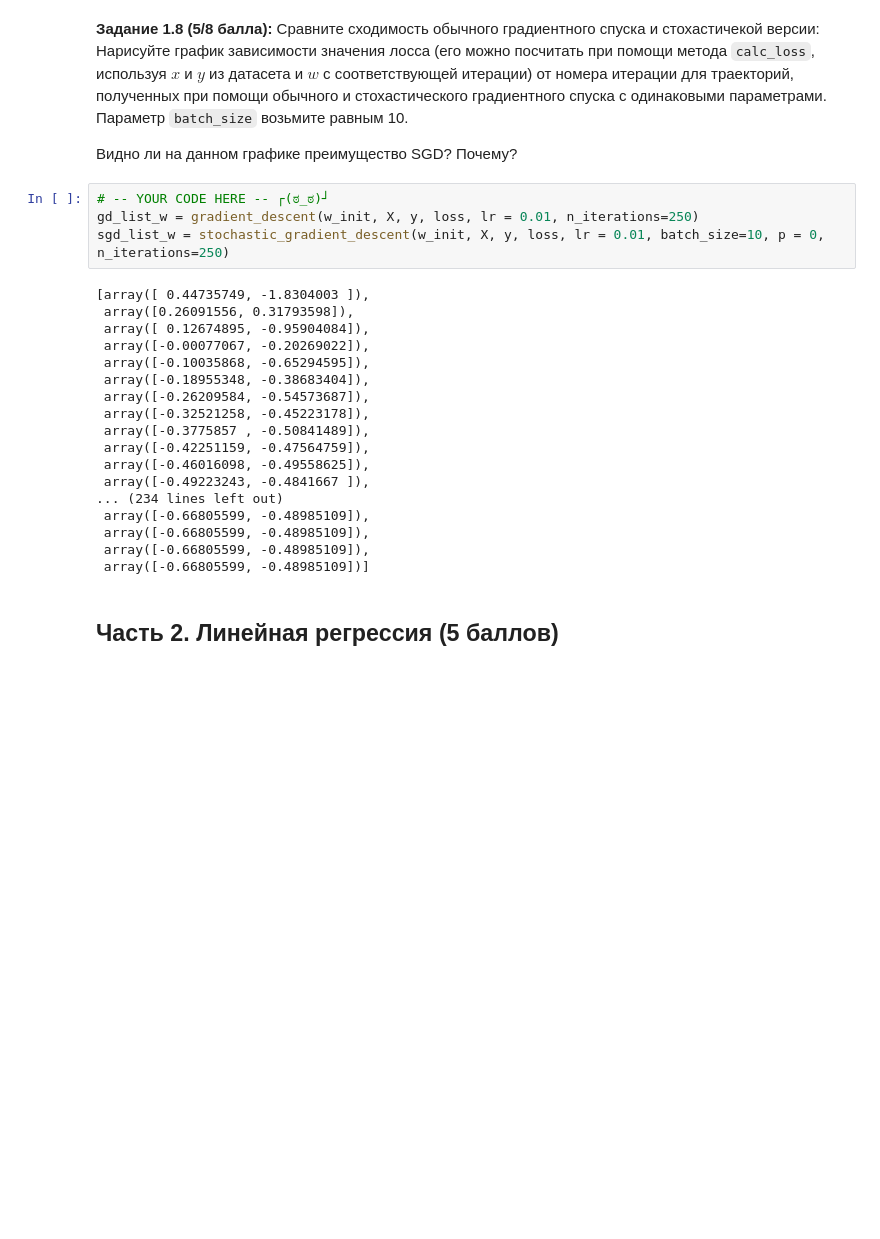
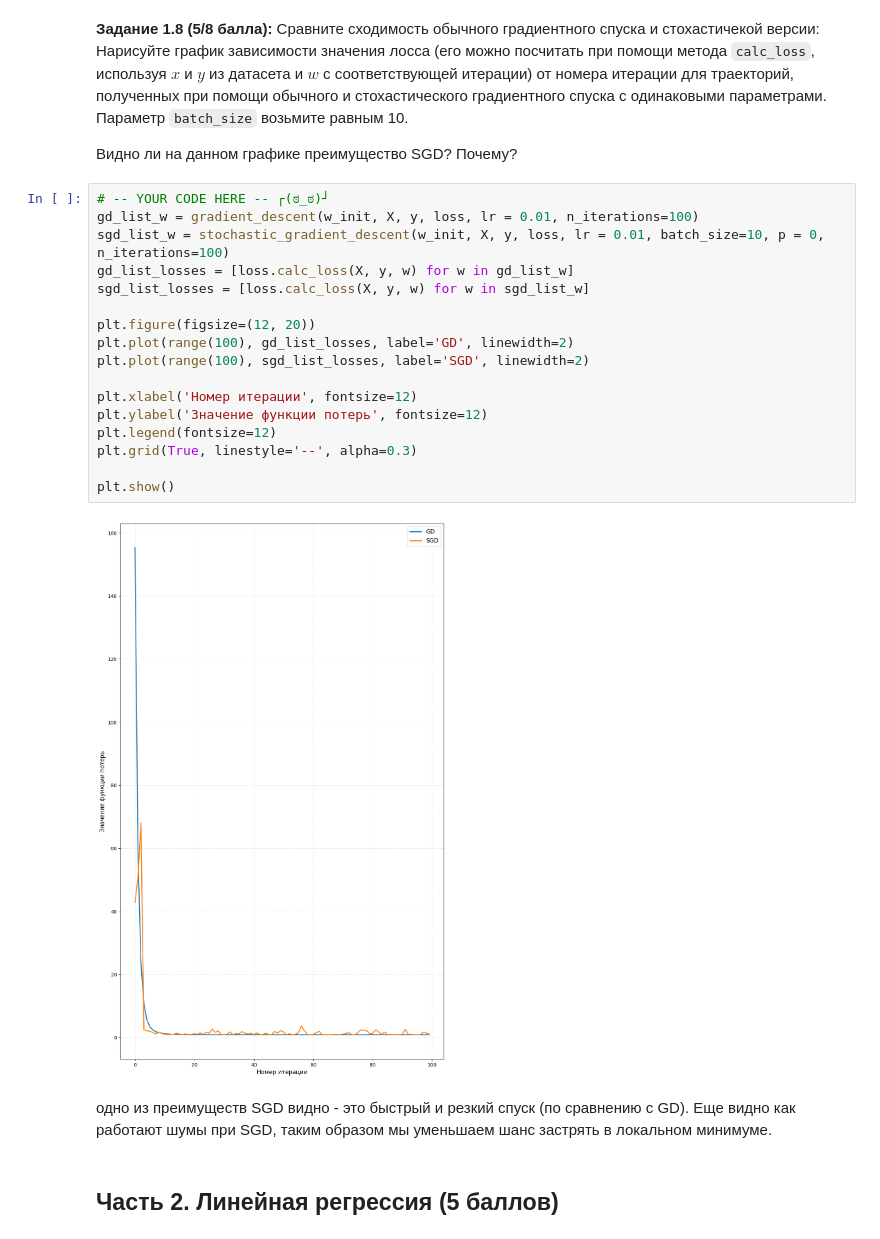
Before and after one commit to stass9966/programming-technologies, a Jupyter notebook: 2025/homeworks/hw05_gd/hw05_gd.ipynb, the cells around one changed output. Cells and saved outputs as stored; diff of their text form; blank space fills up the shorter version.

```diff
--- a/2025/homeworks/hw05_gd/hw05_gd.ipynb
+++ b/2025/homeworks/hw05_gd/hw05_gd.ipynb
@@ -463,28 +463,27 @@ batch_size = 10, lr = 0.01, p = 1
 Нарисуйте график зависимости значения лосса (его можно посчитать при помощи метода `calc_loss`, используя $x$ и $y$ из датасета и $w$ с соответствующей итерации) от номера итерации для траекторий, полученных при помощи обычного и стохастического градиентного спуска с одинаковыми параметрами. Параметр `batch_size` возьмите равным 10.
 
 Видно ли на данном графике преимущество SGD? Почему?
-# %%
-# -- YOUR CODE HERE -- ┌(ಠ_ಠ)┘
-gd_list_w = gradient_descent(w_init, X, y, loss, lr = 0.01, n_iterations=250)
-sgd_list_w = stochastic_gradient_descent(w_init, X, y, loss, lr = 0.01, batch_size=10, p = 0, n_iterations=250)
-# %% [output]
-[array([ 0.44735749, -1.8304003 ]),
- array([0.26091556, 0.31793598]),
- array([ 0.12674895, -0.95904084]),
- array([-0.00077067, -0.20269022]),
- array([-0.10035868, -0.65294595]),
- array([-0.18955348, -0.38683404]),
- array([-0.26209584, -0.54573687]),
- array([-0.32521258, -0.45223178]),
- array([-0.3775857 , -0.50841489]),
- array([-0.42251159, -0.47564759]),
- array([-0.46016098, -0.49558625]),
- array([-0.49223243, -0.4841667 ]),
-... (234 lines left out)
- array([-0.66805599, -0.48985109]),
- array([-0.66805599, -0.48985109]),
- array([-0.66805599, -0.48985109]),
- array([-0.66805599, -0.48985109])]
+# %%
+# -- YOUR CODE HERE -- ┌(ಠ_ಠ)┘
+gd_list_w = gradient_descent(w_init, X, y, loss, lr = 0.01, n_iterations=100)
+sgd_list_w = stochastic_gradient_descent(w_init, X, y, loss, lr = 0.01, batch_size=10, p = 0, n_iterations=100)
+gd_list_losses = [loss.calc_loss(X, y, w) for w in gd_list_w]
+sgd_list_losses = [loss.calc_loss(X, y, w) for w in sgd_list_w]
+
+plt.figure(figsize=(12, 20))
+plt.plot(range(100), gd_list_losses, label='GD', linewidth=2)
+plt.plot(range(100), sgd_list_losses, label='SGD', linewidth=2)
+
+plt.xlabel('Номер итерации', fontsize=12)
+plt.ylabel('Значение функции потерь', fontsize=12)
+plt.legend(fontsize=12)
+plt.grid(True, linestyle='--', alpha=0.3)
+
+plt.show()
+# %% [output]
+[figure, added]
+# %% [markdown]
+одно из преимуществ SGD видно - это быстрый и резкий спуск (по сравнению с GD). Еще видно как работают шумы при SGD, таким образом мы уменьшаем шанс застрять в локальном минимуме.
 # %% [markdown]
 ## Часть 2. Линейная регрессия (5 баллов)
 # %% [markdown]
```
Also changed, not shown: parts of 3 cells of this notebook.
